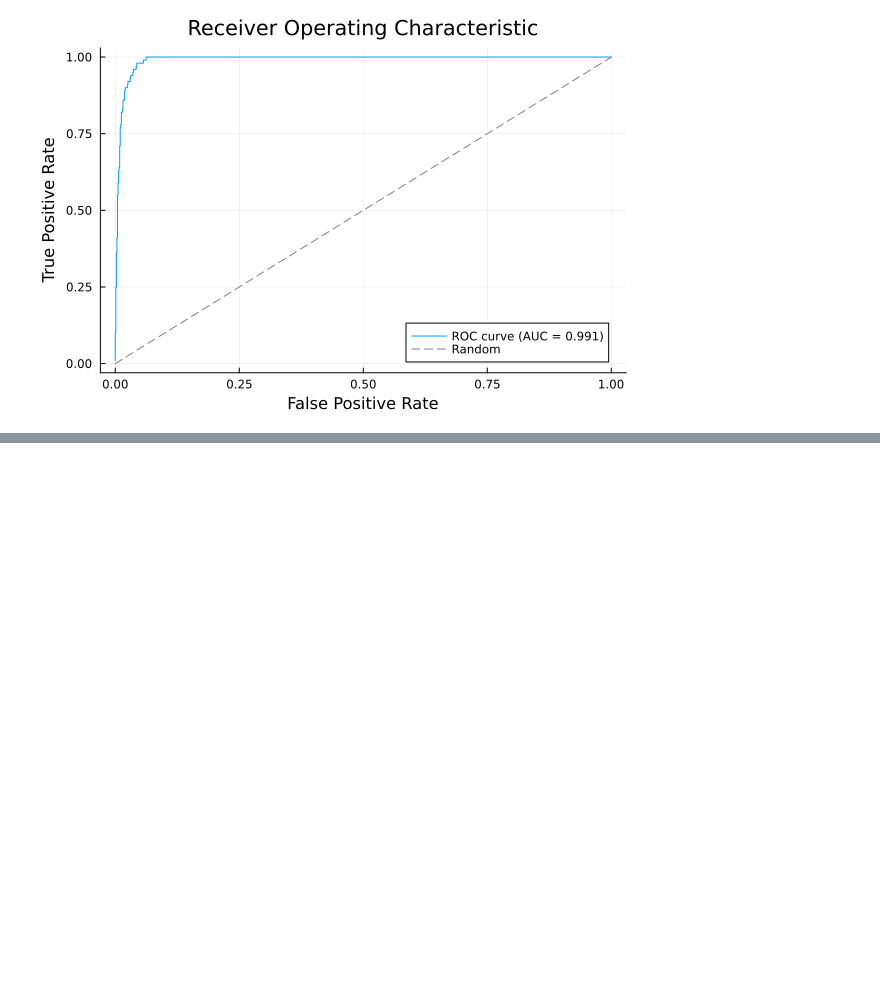
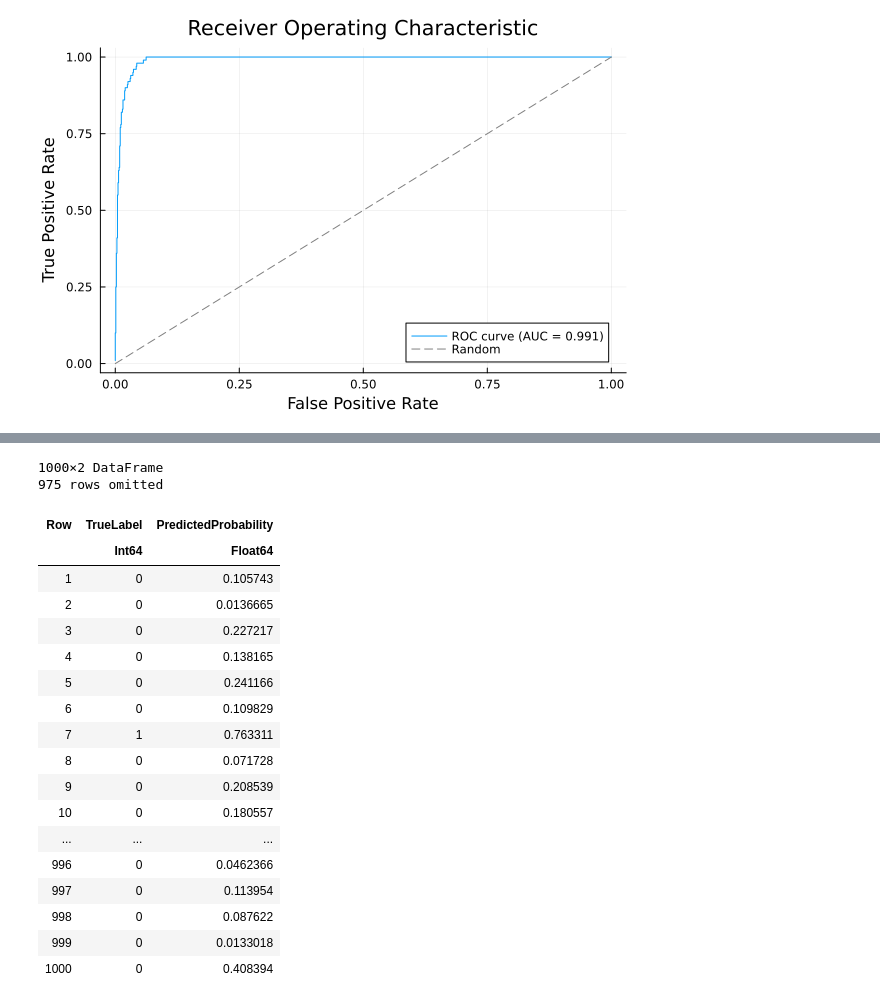
Before and after one commit to tndd/Mymljl, a Jupyter notebook: src/013_tree.ipynb, the cells around one changed output, grey strips where cells are left out. Drawn from its saved outputs; the diff is of its cells as text; code cells hidden in the pictures; blank space fills up the shorter version.

```diff
--- a/src/013_tree.ipynb
+++ b/src/013_tree.ipynb
@@ -270,0 +254,27 @@ Closest candidates are:
+# %%
+# 予測確率をベクトルに変換してDataFrameを作成
+DataFrame(
+    TrueLabel = y,
+    PredictedProbability = vec(y_pred_proba)  # vec()で行列をベクトルに変換
+)
+# %% [output]
+1000×2 DataFrame
+975 rows omitted
+| Row | TrueLabel | PredictedProbability |
+|  | Int64 | Float64 |
+| 1 | 0 | 0.105743 |
+| 2 | 0 | 0.0136665 |
+| 3 | 0 | 0.227217 |
+| 4 | 0 | 0.138165 |
+| 5 | 0 | 0.241166 |
+| 6 | 0 | 0.109829 |
+| 7 | 1 | 0.763311 |
+| 8 | 0 | 0.071728 |
+| 9 | 0 | 0.208539 |
+| 10 | 0 | 0.180557 |
+| ... | ... | ... |
+| 996 | 0 | 0.0462366 |
+| 997 | 0 | 0.113954 |
+| 998 | 0 | 0.087622 |
+| 999 | 0 | 0.0133018 |
+| 1000 | 0 | 0.408394 |
```
Also changed, not shown: parts of 8 cells of this notebook.
